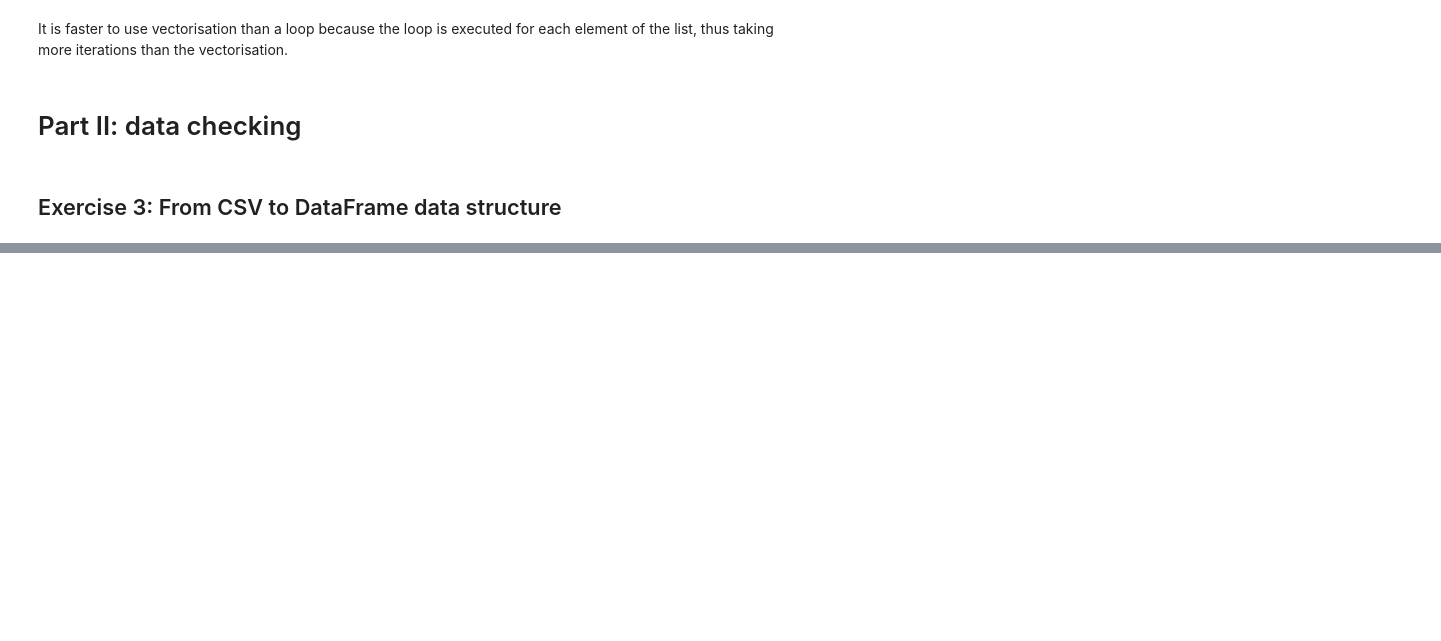
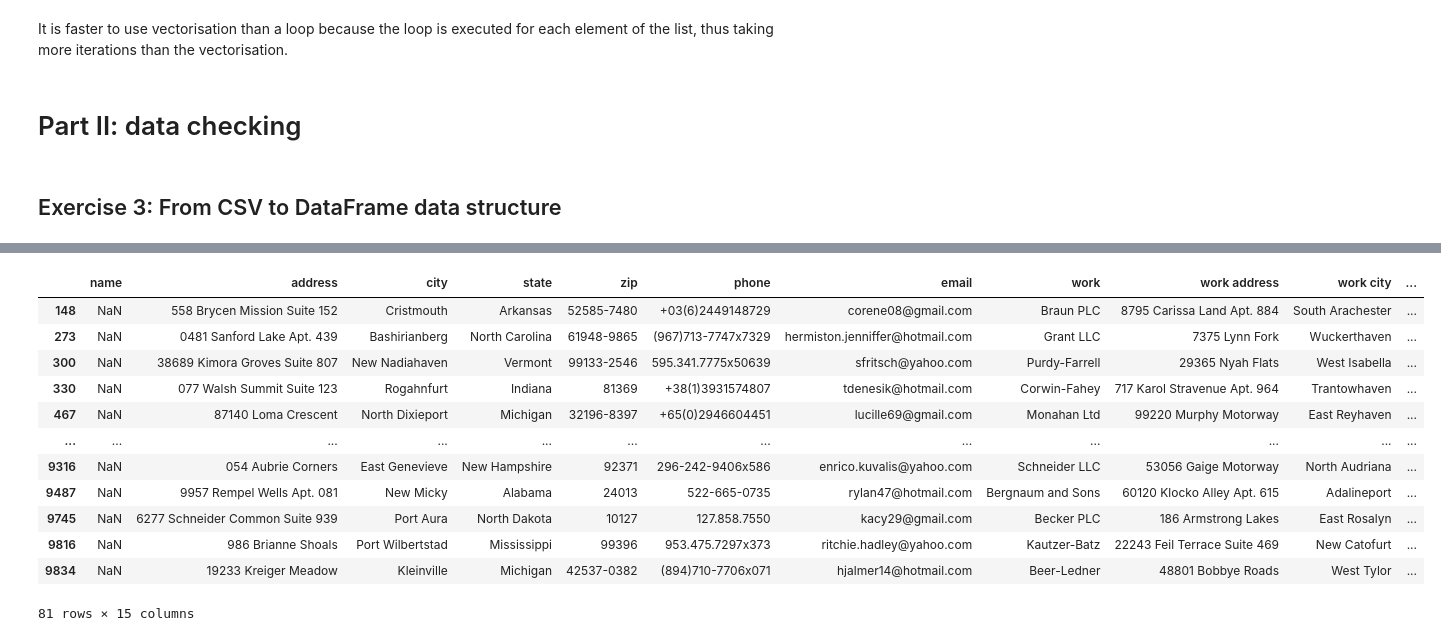
Before and after one commit to Poliaboy/MachineLearningS7, a Jupyter notebook: Alex_Szpakiewicz_TP02.ipynb, the cells around one changed output, grey strips where cells are left out. Drawn from its saved outputs; the diff is of its cells as text; code cells hidden in the pictures; blank space fills up the shorter version.

```diff
--- a/Alex_Szpakiewicz_TP02.ipynb
+++ b/Alex_Szpakiewicz_TP02.ipynb
@@ -161,0 +203,16 @@ It is faster to use vectorisation than a loop because the loop is executed for e
+# %%
+pearson_Data[pearson_Data['name'].isnull()]
+# %% [output]
+|  | name | address | city | state | zip | phone | email | work | work address | work city | ... |
+| 148 | NaN | 558 Brycen Mission Suite 152 | Cristmouth | Arkansas | 52585-7480 | +03(6)2449148729 | corene08@gmail.com | Braun PLC | 8795 Carissa Land Apt. 884 | South Arachester | ... |
+| 273 | NaN | 0481 Sanford Lake Apt. 439 | Bashirianberg | North Carolina | 61948-9865 | (967)713-7747x7329 | hermiston.jenniffer@hotmail.com | Grant LLC | 7375 Lynn Fork | Wuckerthaven | ... |
+| 300 | NaN | 38689 Kimora Groves Suite 807 | New Nadiahaven | Vermont | 99133-2546 | 595.341.7775x50639 | sfritsch@yahoo.com | Purdy-Farrell | 29365 Nyah Flats | West Isabella | ... |
+| 330 | NaN | 077 Walsh Summit Suite 123 | Rogahnfurt | Indiana | 81369 | +38(1)3931574807 | tdenesik@hotmail.com | Corwin-Fahey | 717 Karol Stravenue Apt. 964 | Trantowhaven | ... |
+| 467 | NaN | 87140 Loma Crescent | North Dixieport | Michigan | 32196-8397 | +65(0)2946604451 | lucille69@gmail.com | Monahan Ltd | 99220 Murphy Motorway | East Reyhaven | ... |
+| ... | ... | ... | ... | ... | ... | ... | ... | ... | ... | ... | ... |
+| 9316 | NaN | 054 Aubrie Corners | East Genevieve | New Hampshire | 92371 | 296-242-9406x586 | enrico.kuvalis@yahoo.com | Schneider LLC | 53056 Gaige Motorway | North Audriana | ... |
+| 9487 | NaN | 9957 Rempel Wells Apt. 081 | New Micky | Alabama | 24013 | 522-665-0735 | rylan47@hotmail.com | Bergnaum and Sons | 60120 Klocko Alley Apt. 615 | Adalineport | ... |
+| 9745 | NaN | 6277 Schneider Common Suite 939 | Port Aura | North Dakota | 10127 | 127.858.7550 | kacy29@gmail.com | Becker PLC | 186 Armstrong Lakes | East Rosalyn | ... |
+| 9816 | NaN | 986 Brianne Shoals | Port Wilbertstad | Mississippi | 99396 | 953.475.7297x373 | ritchie.hadley@yahoo.com | Kautzer-Batz | 22243 Feil Terrace Suite 469 | New Catofurt | ... |
+| 9834 | NaN | 19233 Kreiger Meadow | Kleinville | Michigan | 42537-0382 | (894)710-7706x071 | hjalmer14@hotmail.com | Beer-Ledner | 48801 Bobbye Roads | West Tylor | ... |
+81 rows × 15 columns
```
Also changed, not shown: parts of 31 cells of this notebook, 3 other files.
